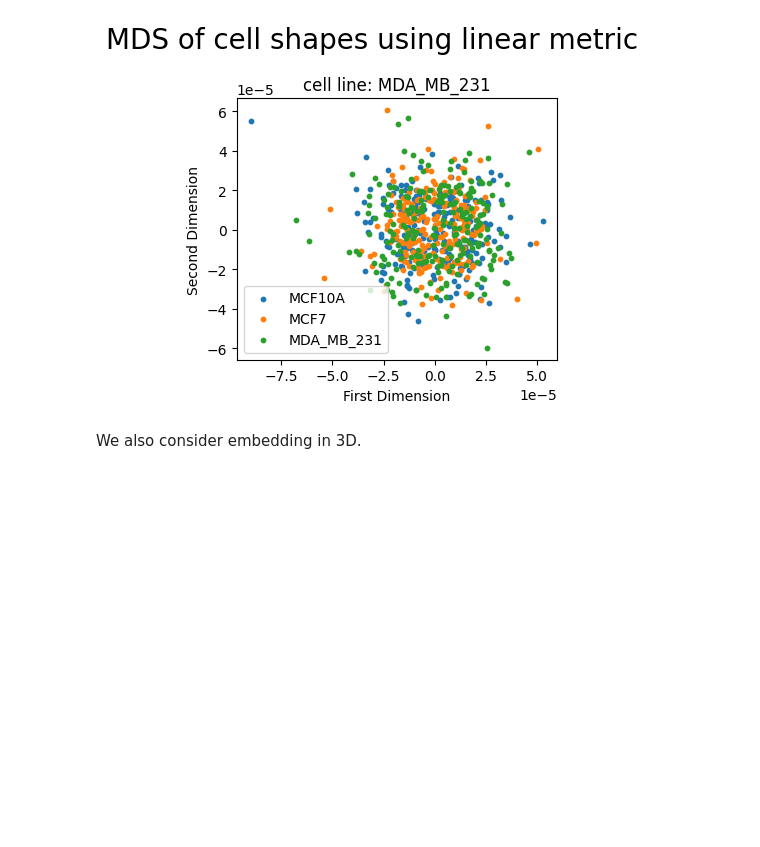
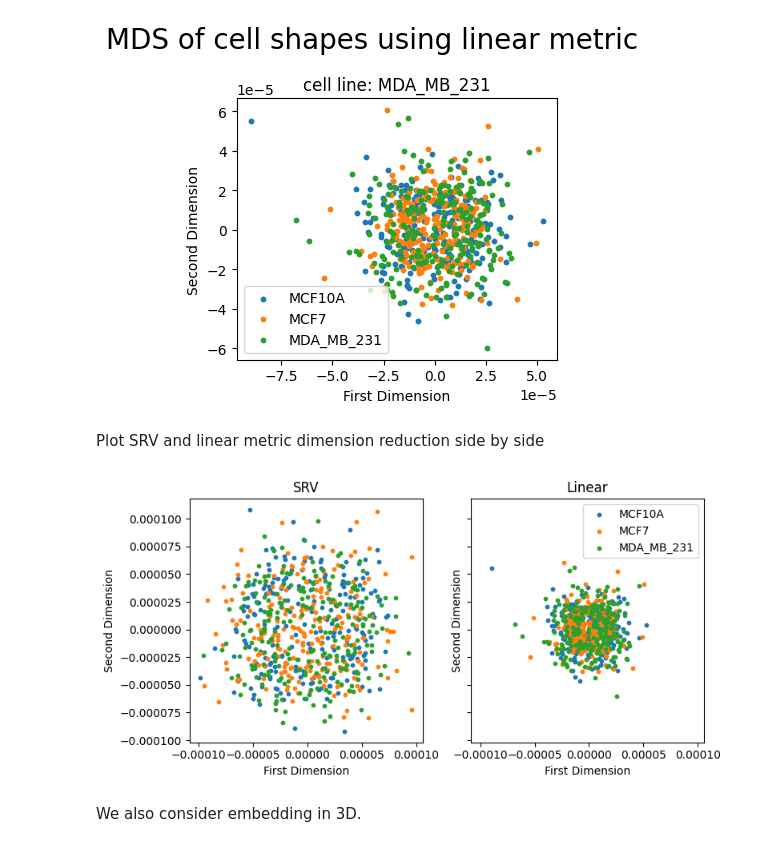
Before and after one commit to wxli0/dyn, a Jupyter notebook: dyn/notebooks/ashok_data_analysis.ipynb, the cells around one changed output. Cells and saved outputs as stored; diff of their text form; code cells hidden in the pictures; blank space fills up the shorter version.

```diff
--- a/dyn/notebooks/ashok_data_analysis.ipynb
+++ b/dyn/notebooks/ashok_data_analysis.ipynb
@@ -1072,19 +1111,18 @@ The stress for MDS embedding using the linear metric is better than SRV metric.
 
 However, if we can make a better interpretation of the visual result of SRV metric, we could still argue SRV is better at capturing cell heterogeneity.
 # %%
-embs = {}
+linear_embs = {}
 index = 0
 for line in LINES:
     cell_num = len(ds_align[line])
-    embs[line] = pos[index:index+cell_num]
+    linear_embs[line] = pos[index:index+cell_num]
     index += cell_num
 # %%
 fig, axs = plt.subplots(1, tight_layout=True, figsize=(4, 4))
 
 for j, line in enumerate(LINES):
-    distances = []
 
-    cur_embs = embs[line]
+    cur_embs = linear_embs[line]
     axs.scatter(
             cur_embs[:, 0],
             cur_embs[:, 1],
@@ -1103,6 +1141,45 @@ plt.tight_layout()
 # plt.savefig("dist_to_global_mean_per_treatment2.svg")
 # %% [output]
 [figure]
+# %% [markdown]
+Plot SRV and linear metric dimension reduction side by side
+# %%
+fig, axs = plt.subplots(1, 2, sharex=True, sharey=True, tight_layout=True, figsize=(8, 4))
+
+for j, line in enumerate(LINES):
+    cur_embs = embs[line]
+    axs[0].scatter(
+            cur_embs[:, 0],
+            cur_embs[:, 1],
+            s=10,
+            label=line
+        )
+    # axs.set_xlim(-3.5*1e-5, 3*1e-5)
+    axs[0].set_xlabel("First Dimension")
+    axs[0].set_ylabel("Second Dimension")
+    # axs[0].legend()
+    axs[0].set_title("SRV")
+
+for j, line in enumerate(LINES):
+    cur_embs = linear_embs[line]
+    axs[1].scatter(
+            cur_embs[:, 0],
+            cur_embs[:, 1],
+            label=line,
+            s=10
+        )
+    # axs.set_xlim(-3*1e-5, 3.5*1e-5)
+    axs[1].set_xlabel("First Dimension")
+    axs[1].set_ylabel("Second Dimension")
+    axs[1].legend()
+    axs[1].set_title("Linear")
+
+
+plt.tight_layout()
+
+# plt.savefig("dist_to_global_mean_per_treatment2.svg")
+# %% [output]
+[figure, added]
 # %% [markdown]
 We also consider embedding in 3D.
 # %%
```
Also changed, not shown: parts of 2 cells of this notebook.
